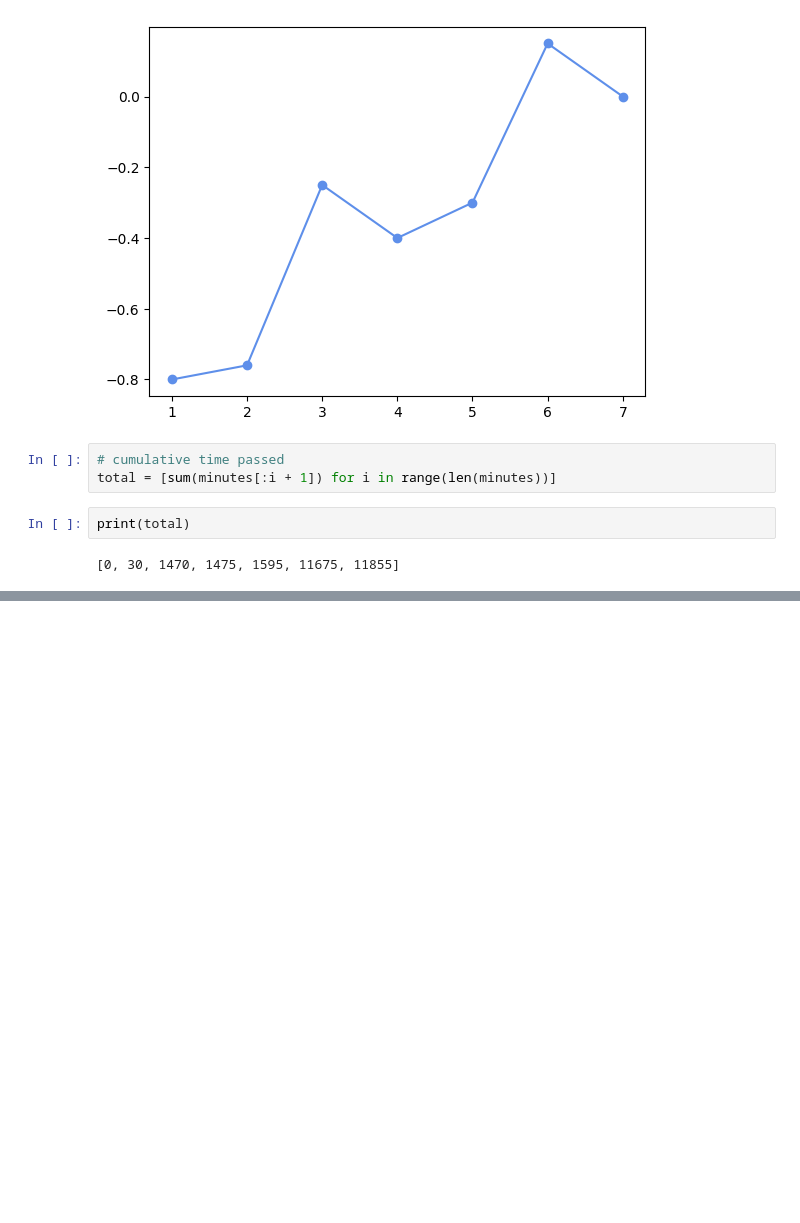
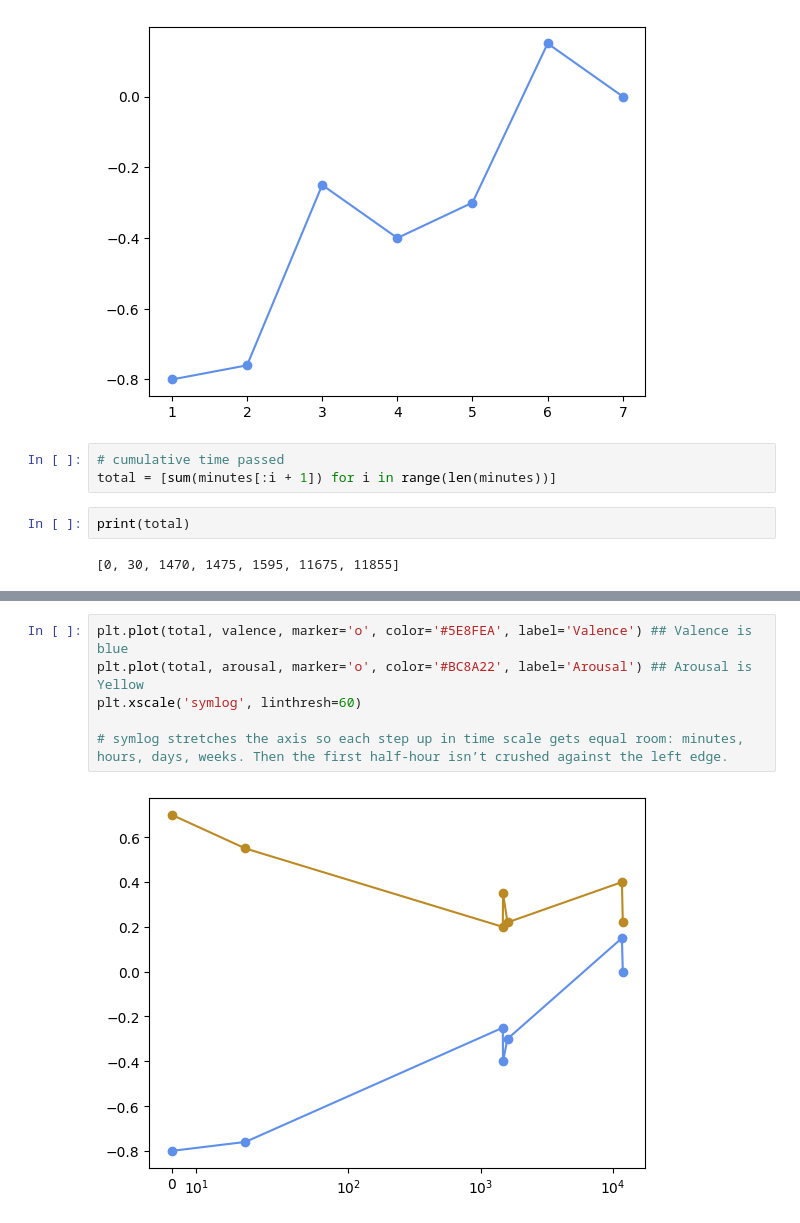
Before and after one commit to anytaaly/cershe-valence-arousal-data-analysis, a Jupyter notebook: cershe_valence_arousal_data_analysis.ipynb, the cells around one changed output, grey strips where cells are left out. Saved outputs shown, nothing was run; the diff lists cells and outputs as text; blank space fills up the shorter version.

```diff
--- a/cershe_valence_arousal_data_analysis.ipynb
+++ b/cershe_valence_arousal_data_analysis.ipynb
@@ -72,0 +79,8 @@ print(total)
+# %%
+plt.plot(total, valence, marker='o', color='#5E8FEA', label='Valence') ## Valence is blue
+plt.plot(total, arousal, marker='o', color='#BC8A22', label='Arousal') ## Arousal is Yellow
+plt.xscale('symlog', linthresh=60)
+
+# symlog stretches the axis so each step up in time scale gets equal room: minutes, hours, days, weeks. Then the first half-hour isn’t crushed against the left edge.
+# %% [output]
+[figure, added]
```
Also changed, not shown: parts of 1 cell of this notebook.
